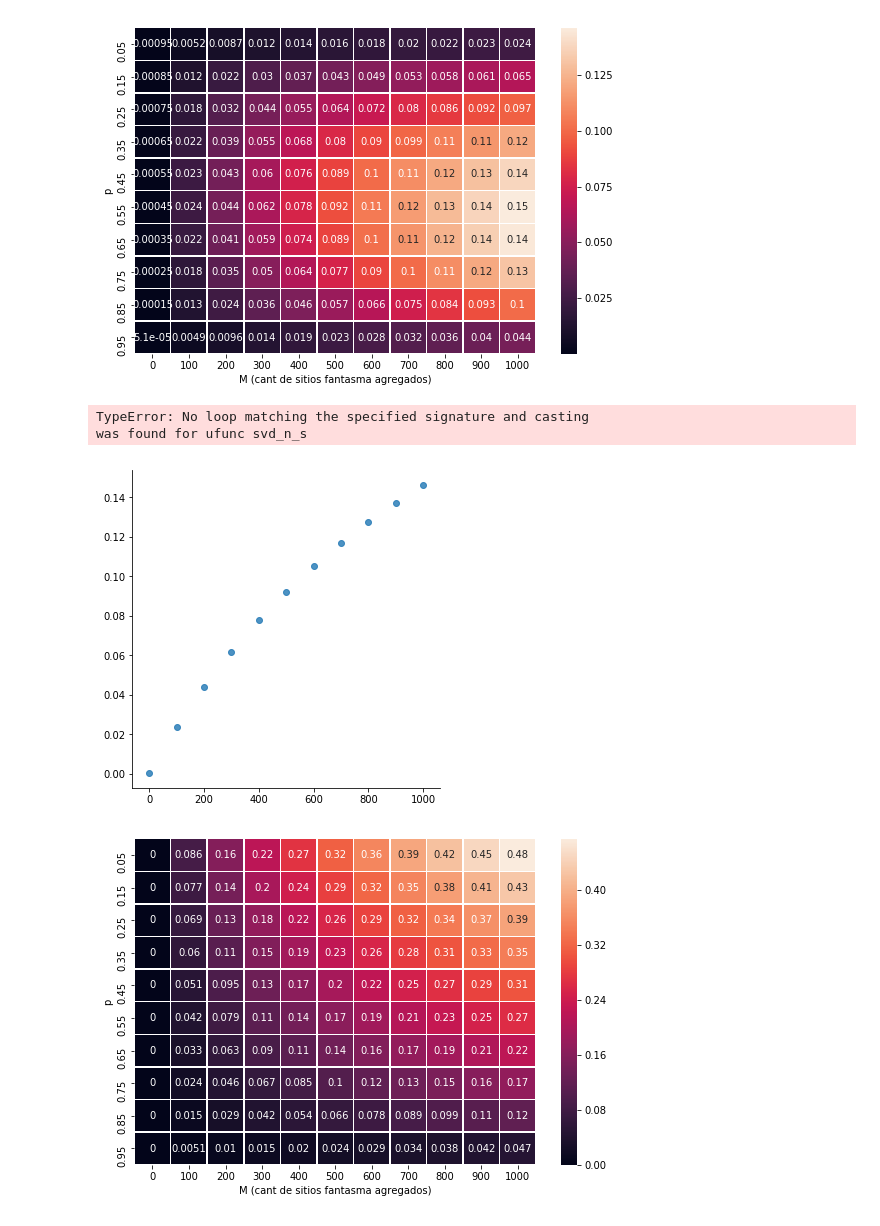
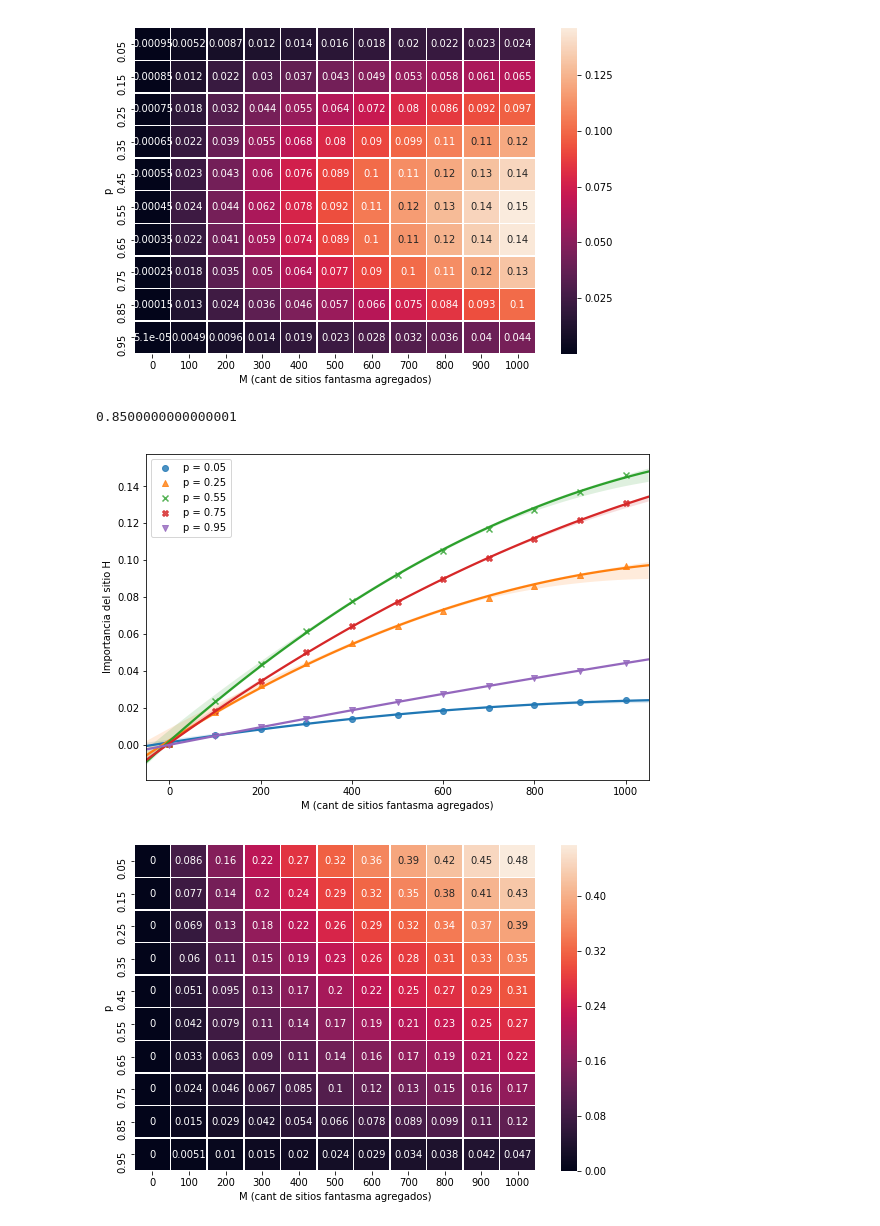
Before and after one commit to ABorgna/metnum, a Jupyter notebook: tp1/src/exp/exp_grafos_hack.ipynb, the cells around one changed output. Drawn from its saved outputs; the diff is of its cells as text; code cells hidden in the pictures.

Commit message:
Agregado el regplot

```diff
--- a/tp1/src/exp/exp_grafos_hack.ipynb
+++ b/tp1/src/exp/exp_grafos_hack.ipynb
@@ -63,12 +63,26 @@ ax.set_xlabel('M (cant de sitios fantasma agregados)')
 f.savefig('img/hackestrella.png')
 # %% [output]
 [figure]
-# %%
-sns.lmplot(x='m', y='val', data=df[df.p == 0.55], scatter=True, ci = None)
-# %% [output]
-TypeError: No loop matching the specified signature and casting
-was found for ufunc svd_n_s
-[figure, removed]
+# %%
+# imprimir(generar_grafo_union([matriz_fija, df[]]))
+0.05+8*0.1
+# %% [output]
+0.8500000000000001
+# %%
+dffloat = df[['m', 'p', 'val']].astype(float)
+# dffloat
+f, ax = plt.subplots(figsize=(9, 6))
+for i,m in [(0,'o'),(2,'^'),(5,'x'),(7,'X'),(9,'v')]:
+    sns.regplot(ax=ax, marker=m, x='m', y='val', data=dffloat[dffloat.p == 0.05 + 0.1*i], order=2, label = 'p = 0.{}5'.format(i))
+# sns.regplot(ax=ax, x='m', y='val', data=dffloat[dffloat.p == 0.55], order=2, label = 'p = 0.55')
+# sns.regplot(ax=ax, x='m', y='val', data=dffloat[dffloat.p == 0.05 + 0.1*8], order=2, label = 'p = 0.85')
+ax.set_ylabel('Importancia del sitio H')
+ax.set_xlabel('M (cant de sitios fantasma agregados)')
+ax.legend()
+f.savefig('img/hackestrellapfijo.png')
+# imprimir(df[df.p == 0.55][df.m==100].grafo)
+# %% [output]
+[figure, added]
 # %%
 dfval = df.pivot('p', 'm', 'val_dummy')
 dfval = dfval[dfval.columns].astype(float)
```
Also changed, not shown: parts of 1 cell of this notebook.
